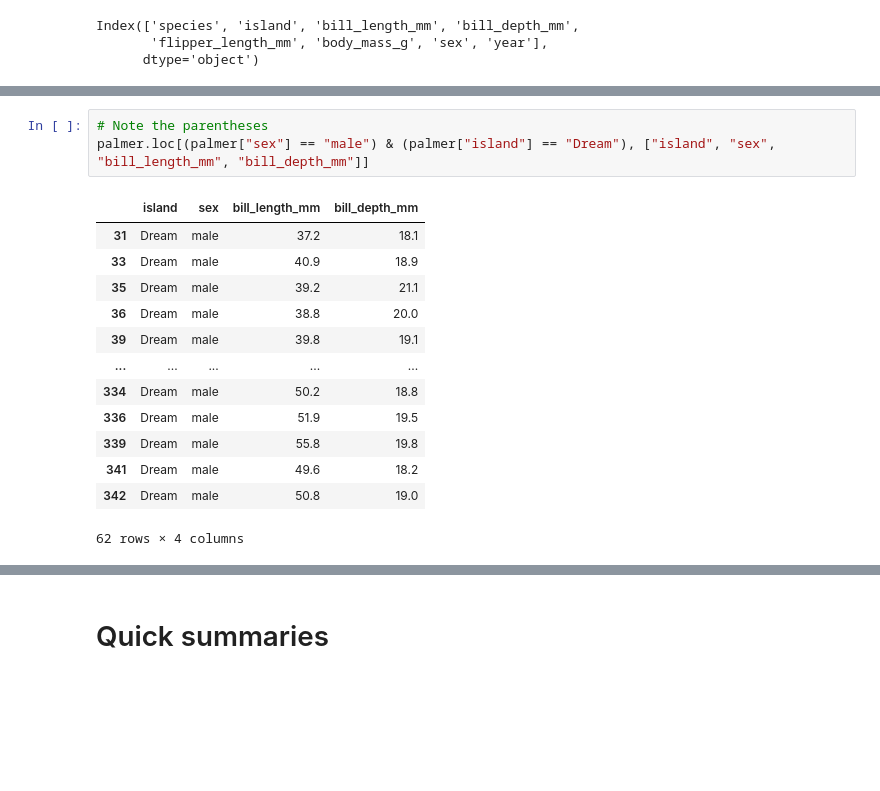
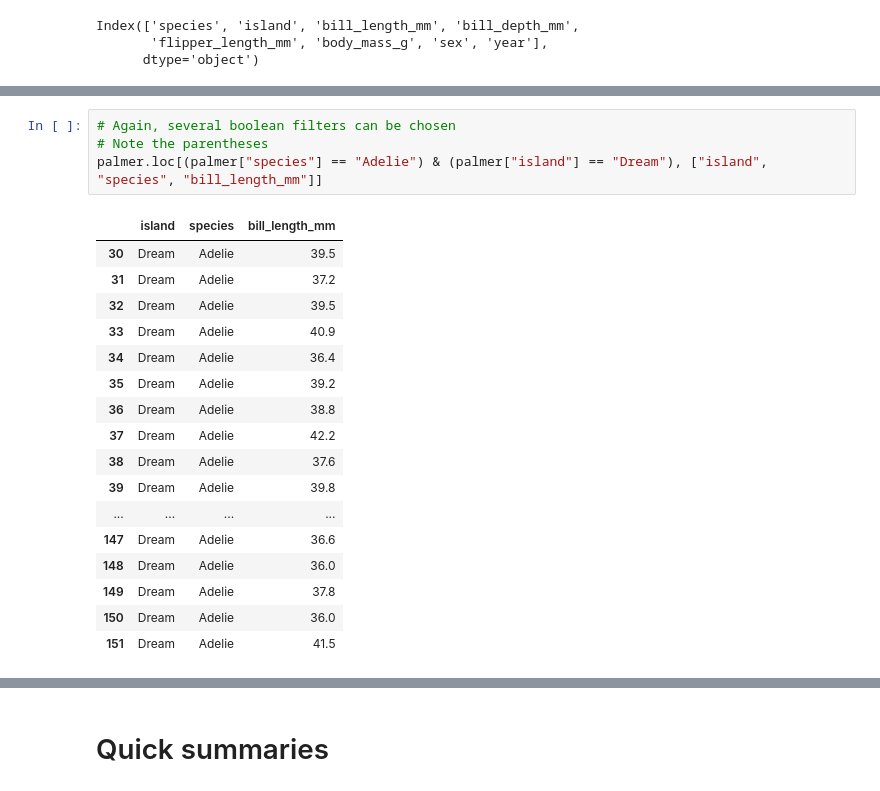
Before and after one commit to aminem0/pywork, a Jupyter notebook: notebooks/jupy03-pandas.ipynb, the cells around one changed output, grey strips where cells are left out. Drawn from its saved outputs; the diff is of its cells as text; blank space fills up the shorter version.

```diff
--- a/notebooks/jupy03-pandas.ipynb
+++ b/notebooks/jupy03-pandas.ipynb
@@ -539,17 +331,22 @@ palmer.loc[palmer["sex"] == "male", ["sex", "bill_length_mm", "bill_depth_mm"]]
-# %%
-# Note the parentheses
-palmer.loc[(palmer["sex"] == "male") & (palmer["island"] == "Dream"), ["island", "sex", "bill_length_mm", "bill_depth_mm"]]
-# %% [output]
-|  | island | sex | bill_length_mm | bill_depth_mm |
-| 31 | Dream | male | 37.2 | 18.1 |
-| 33 | Dream | male | 40.9 | 18.9 |
-| 35 | Dream | male | 39.2 | 21.1 |
-| 36 | Dream | male | 38.8 | 20.0 |
-| 39 | Dream | male | 39.8 | 19.1 |
-| ... | ... | ... | ... | ... |
-| 334 | Dream | male | 50.2 | 18.8 |
-| 336 | Dream | male | 51.9 | 19.5 |
-| 339 | Dream | male | 55.8 | 19.8 |
-| 341 | Dream | male | 49.6 | 18.2 |
-| 342 | Dream | male | 50.8 | 19.0 |
-62 rows × 4 columns
+# %%
+# Again, several boolean filters can be chosen
+# Note the parentheses
+palmer.loc[(palmer["species"] == "Adelie") & (palmer["island"] == "Dream"), ["island", "species", "bill_length_mm"]]
+# %% [output]
+|  | island | species | bill_length_mm |
+| 30 | Dream | Adelie | 39.5 |
+| 31 | Dream | Adelie | 37.2 |
+| 32 | Dream | Adelie | 39.5 |
+| 33 | Dream | Adelie | 40.9 |
+| 34 | Dream | Adelie | 36.4 |
+| 35 | Dream | Adelie | 39.2 |
+| 36 | Dream | Adelie | 38.8 |
+| 37 | Dream | Adelie | 42.2 |
+| 38 | Dream | Adelie | 37.6 |
+| 39 | Dream | Adelie | 39.8 |
+| ... | ... | ... | ... |
+| 147 | Dream | Adelie | 36.6 |
+| 148 | Dream | Adelie | 36.0 |
+| 149 | Dream | Adelie | 37.8 |
+| 150 | Dream | Adelie | 36.0 |
+| 151 | Dream | Adelie | 41.5 |
```
Also changed, not shown: parts of 21 cells of this notebook, 8 other files.
